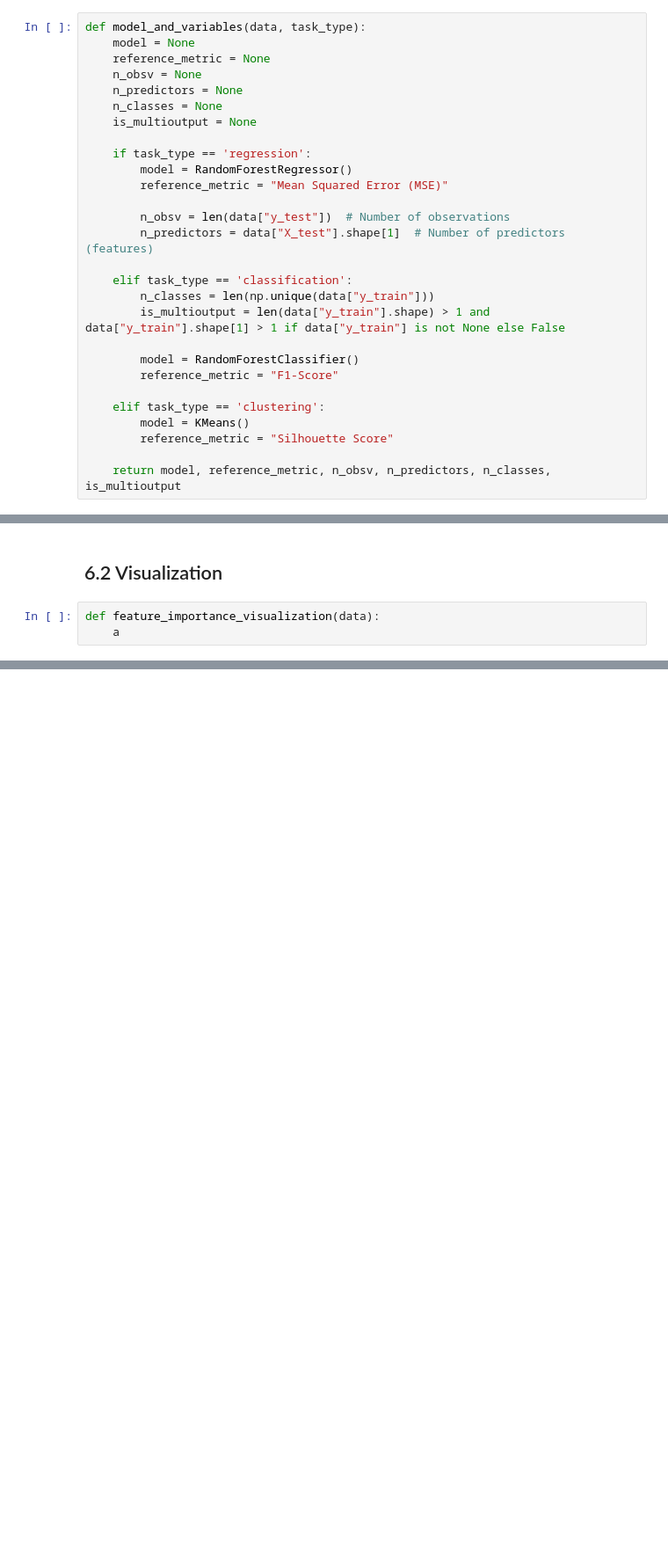
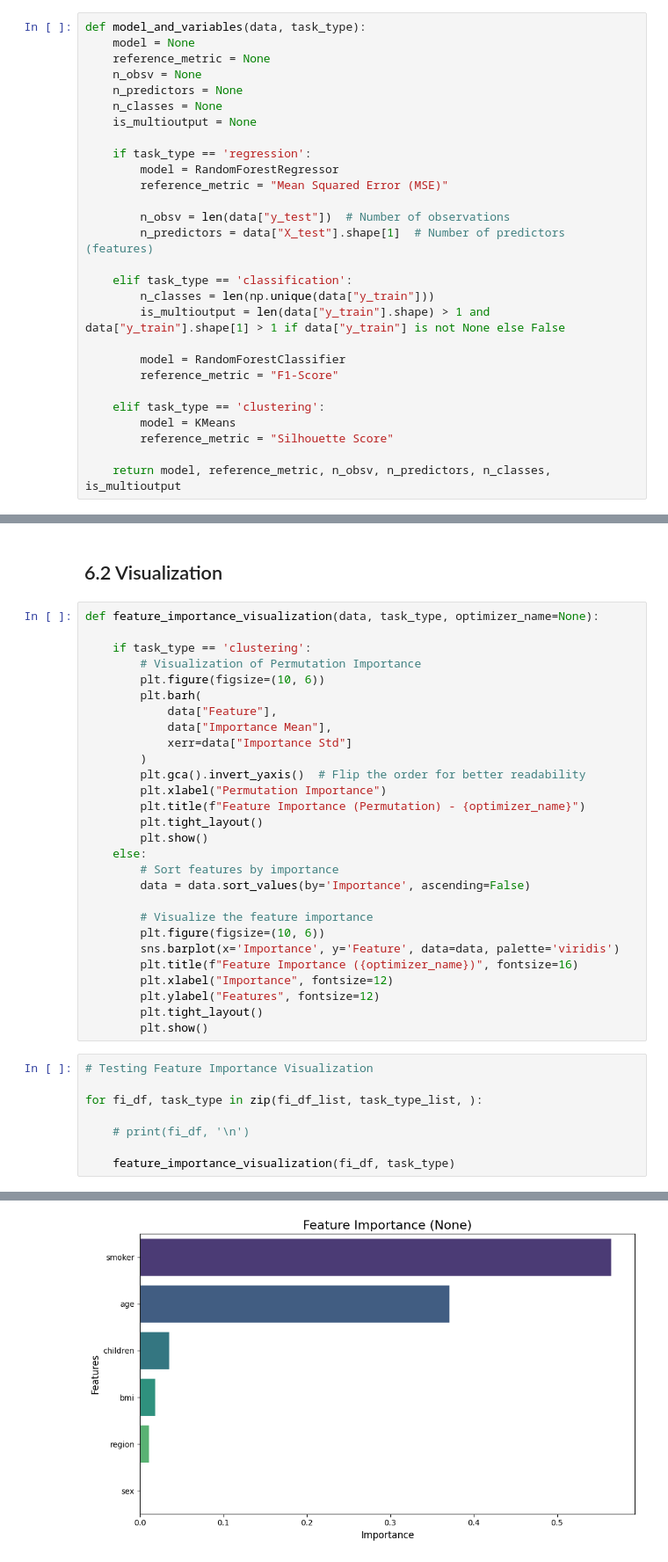
Before and after one commit to Haifansantos/MetaOpt, a Jupyter notebook: notebooks/Fritz_PSO.ipynb, the cells around one changed output, grey strips where cells are left out. Shown: that part at 88% size. Saved outputs shown, nothing was run; the diff lists cells and outputs as text; blank space fills up the shorter version.

Commit message:
Added feature importance visualization

```diff
--- a/notebooks/Fritz_PSO.ipynb
+++ b/notebooks/Fritz_PSO.ipynb
@@ -1302,7 +1335,7 @@ def model_and_variables(data, task_type):
     is_multioutput = None
 
     if task_type == 'regression':
-        model = RandomForestRegressor()
+        model = RandomForestRegressor
         reference_metric = "Mean Squared Error (MSE)"
 
         n_obsv = len(data["y_test"])  # Number of observations
@@ -1312,11 +1345,11 @@ def model_and_variables(data, task_type):
         n_classes = len(np.unique(data["y_train"]))
         is_multioutput = len(data["y_train"].shape) > 1 and data["y_train"].shape[1] > 1 if data["y_train"] is not None else False
 
-        model = RandomForestClassifier()
+        model = RandomForestClassifier
         reference_metric = "F1-Score"
 
     elif task_type == 'clustering':
-        model = KMeans()
+        model = KMeans
         reference_metric = "Silhouette Score"
 
     return model, reference_metric, n_obsv, n_predictors, n_classes, is_multioutput
@@ -1548,5 +1594,39 @@ Feature Importance:
 # %% [markdown]
 ## 6.2 Visualization
-# %%
-def feature_importance_visualization(data):
-    a
+# %%
+def feature_importance_visualization(data, task_type, optimizer_name=None):
+
+    if task_type == 'clustering':
+        # Visualization of Permutation Importance
+        plt.figure(figsize=(10, 6))
+        plt.barh(
+            data["Feature"],
+            data["Importance Mean"],
+            xerr=data["Importance Std"]
+        )
+        plt.gca().invert_yaxis()  # Flip the order for better readability
+        plt.xlabel("Permutation Importance")
+        plt.title(f"Feature Importance (Permutation) - {optimizer_name}")
+        plt.tight_layout()
+        plt.show()
+    else:
+        # Sort features by importance
+        data = data.sort_values(by='Importance', ascending=False)
+
+        # Visualize the feature importance
+        plt.figure(figsize=(10, 6))
+        sns.barplot(x='Importance', y='Feature', data=data, palette='viridis')
+        plt.title(f"Feature Importance ({optimizer_name})", fontsize=16)
+        plt.xlabel("Importance", fontsize=12)
+        plt.ylabel("Features", fontsize=12)
+        plt.tight_layout()
+        plt.show()
+# %%
+# Testing Feature Importance Visualization
+
+for fi_df, task_type in zip(fi_df_list, task_type_list, ):
+
+    # print(fi_df, '\n')
+
+    feature_importance_visualization(fi_df, task_type)
+# %% [output]
@@ -1552,0 +1636 @@ def feature_importance_visualization(data):
+[figure, added]
```
Also changed, not shown: parts of 30 cells of this notebook.
